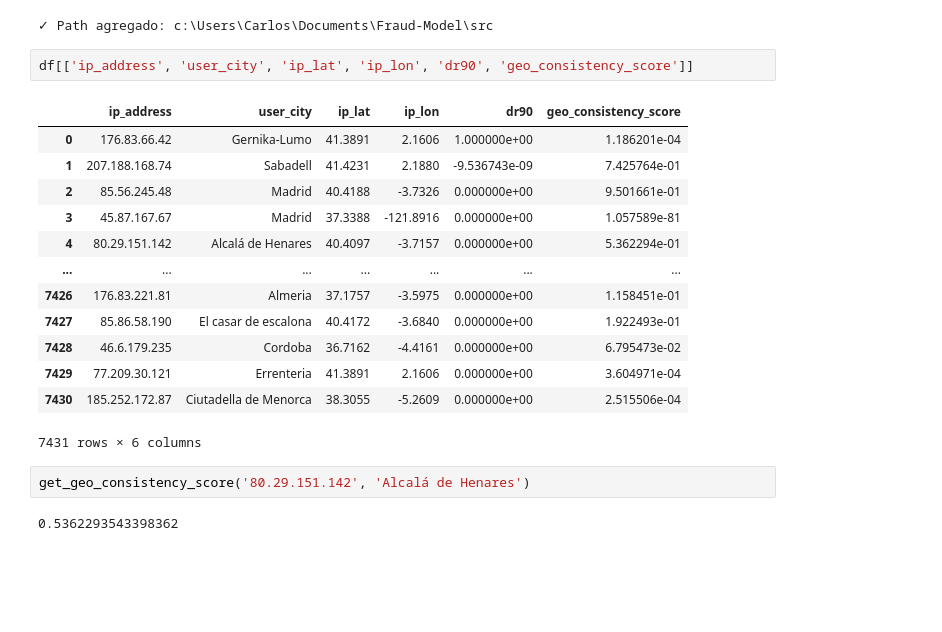
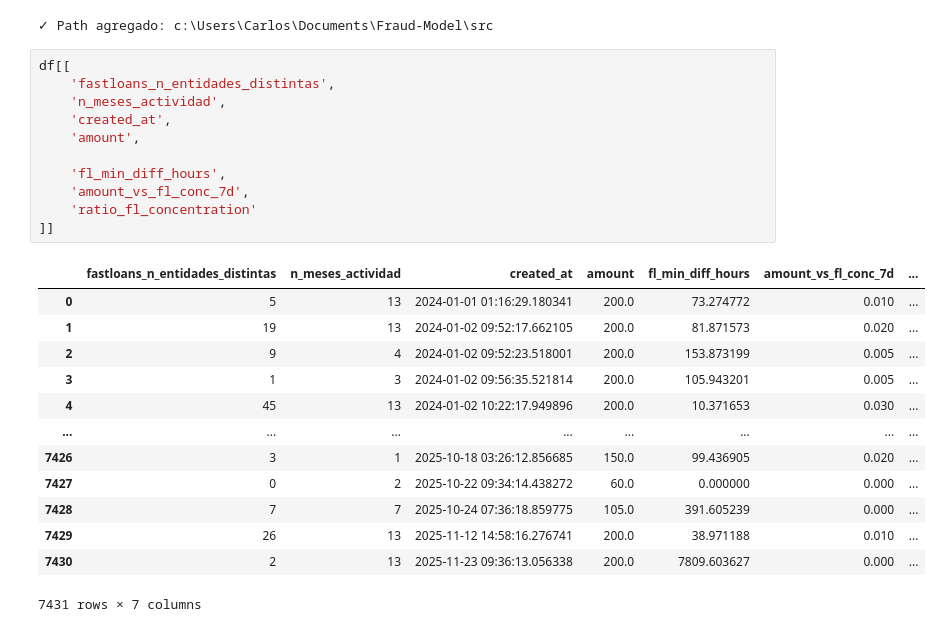
Before and after one commit to cgomez-QB/Fraud-Model, a Jupyter notebook: src/first_exploration/exploratory_data_analysis.ipynb, the cells around one changed output. Saved outputs shown, nothing was run; the diff lists cells and outputs as text; blank space fills up the shorter version.

```diff
--- a/src/first_exploration/exploratory_data_analysis.ipynb
+++ b/src/first_exploration/exploratory_data_analysis.ipynb
@@ -6446,23 +6514,28 @@ from inference.feature_transformers import *
 df= pd.read_csv("../data/datos/df_data_all_procesed.csv")
 # %% [output]
 ✓ Path agregado: c:\Users\Carlos\Documents\Fraud-Model\src
-# %%
-df[['ip_address', 'user_city', 'ip_lat', 'ip_lon', 'dr90', 'geo_consistency_score']]
-# %% [output]
-|  | ip_address | user_city | ip_lat | ip_lon | dr90 | geo_consistency_score |
-| 0 | 176.83.66.42 | Gernika-Lumo | 41.3891 | 2.1606 | 1.000000e+00 | 1.186201e-04 |
-| 1 | 207.188.168.74 | Sabadell | 41.4231 | 2.1880 | -9.536743e-09 | 7.425764e-01 |
-| 2 | 85.56.245.48 | Madrid | 40.4188 | -3.7326 | 0.000000e+00 | 9.501661e-01 |
-| 3 | 45.87.167.67 | Madrid | 37.3388 | -121.8916 | 0.000000e+00 | 1.057589e-81 |
-| 4 | 80.29.151.142 | Alcalá de Henares | 40.4097 | -3.7157 | 0.000000e+00 | 5.362294e-01 |
-| ... | ... | ... | ... | ... | ... | ... |
-| 7426 | 176.83.221.81 | Almeria | 37.1757 | -3.5975 | 0.000000e+00 | 1.158451e-01 |
-| 7427 | 85.86.58.190 | El casar de escalona | 40.4172 | -3.6840 | 0.000000e+00 | 1.922493e-01 |
-| 7428 | 46.6.179.235 | Cordoba | 36.7162 | -4.4161 | 0.000000e+00 | 6.795473e-02 |
-| 7429 | 77.209.30.121 | Errenteria | 41.3891 | 2.1606 | 0.000000e+00 | 3.604971e-04 |
-| 7430 | 185.252.172.87 | Ciutadella de Menorca | 38.3055 | -5.2609 | 0.000000e+00 | 2.515506e-04 |
-7431 rows × 6 columns
-# %%
-get_geo_consistency_score('80.29.151.142', 'Alcalá de Henares')
-# %% [output]
-0.5362293543398362
+# %%
+df[[
+    'fastloans_n_entidades_distintas',
+    'n_meses_actividad',
+    'created_at',
+    'amount',
+
+    'fl_min_diff_hours',
+    'amount_vs_fl_conc_7d',
+    'ratio_fl_concentration'
+]]
+# %% [output]
+|  | fastloans_n_entidades_distintas | n_meses_actividad | created_at | amount | fl_min_diff_hours | amount_vs_fl_conc_7d | ... |
+| 0 | 5 | 13 | 2024-01-01 01:16:29.180341 | 200.0 | 73.274772 | 0.010 | ... |
+| 1 | 19 | 13 | 2024-01-02 09:52:17.662105 | 200.0 | 81.871573 | 0.020 | ... |
+| 2 | 9 | 4 | 2024-01-02 09:52:23.518001 | 200.0 | 153.873199 | 0.005 | ... |
+| 3 | 1 | 3 | 2024-01-02 09:56:35.521814 | 200.0 | 105.943201 | 0.005 | ... |
+| 4 | 45 | 13 | 2024-01-02 10:22:17.949896 | 200.0 | 10.371653 | 0.030 | ... |
+| ... | ... | ... | ... | ... | ... | ... | ... |
+| 7426 | 3 | 1 | 2025-10-18 03:26:12.856685 | 150.0 | 99.436905 | 0.020 | ... |
+| 7427 | 0 | 2 | 2025-10-22 09:34:14.438272 | 60.0 | 0.000000 | 0.000 | ... |
+| 7428 | 7 | 7 | 2025-10-24 07:36:18.859775 | 105.0 | 391.605239 | 0.000 | ... |
+| 7429 | 26 | 13 | 2025-11-12 14:58:16.276741 | 200.0 | 38.971188 | 0.010 | ... |
+| 7430 | 2 | 13 | 2025-11-23 09:36:13.056338 | 200.0 | 7809.603627 | 0.000 | ... |
+7431 rows × 7 columns
```
Also changed, not shown: parts of 10 cells of this notebook, 4 other files.
